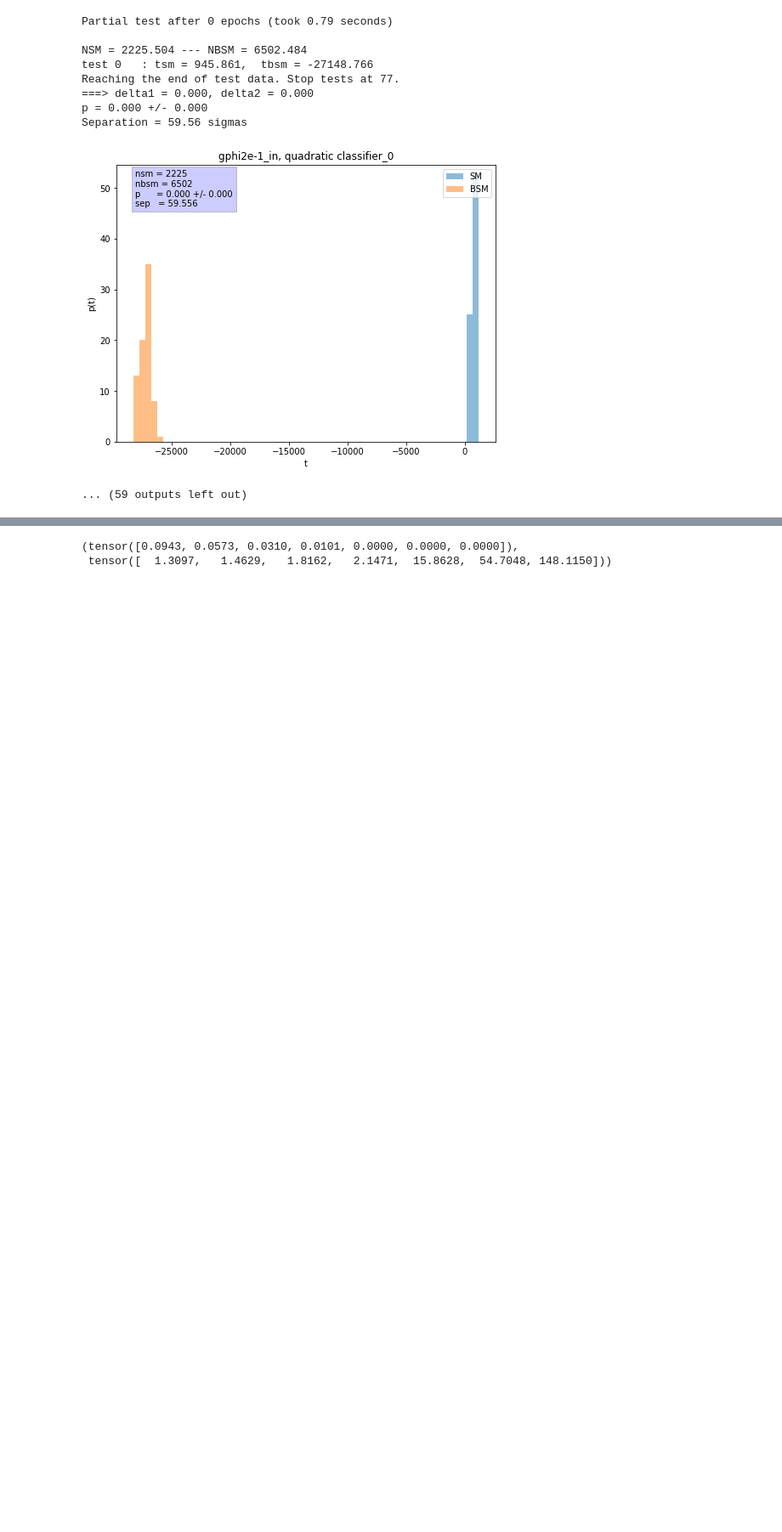
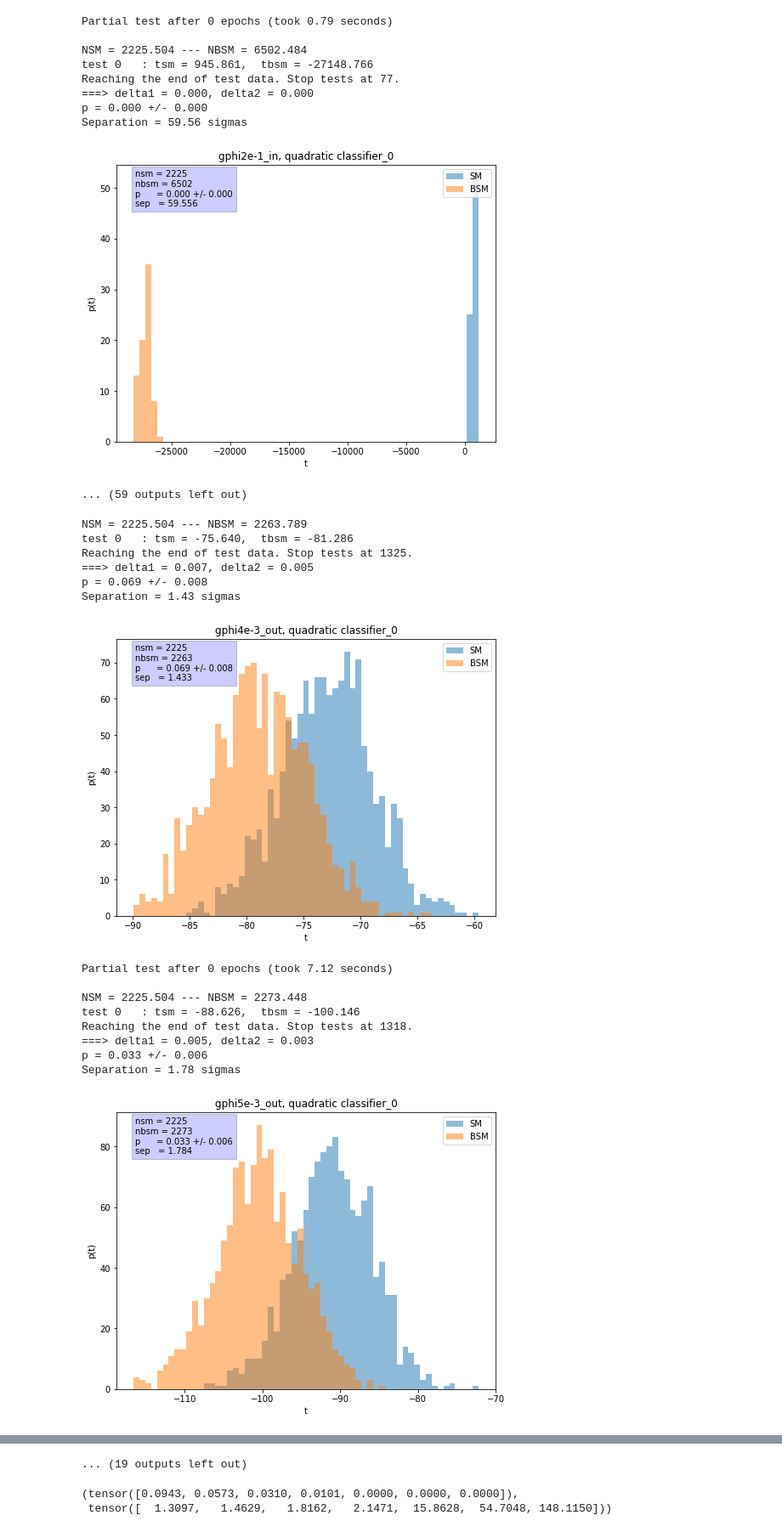
Before and after one commit to johannbrehmer/madminer, a Jupyter notebook: examples/tutorial_particle_physics/TestEstimator-Light.ipynb, the cells around one changed output, grey strips where cells are left out. Shown at 85% size. Drawn from its saved outputs; the diff is of its cells as text; code cells hidden in the pictures; blank space fills up the shorter version.

```diff
--- a/examples/tutorial_particle_physics/TestEstimator-Light.ipynb
+++ b/examples/tutorial_particle_physics/TestEstimator-Light.ipynb
@@ -391,3 +391,36 @@ p = 0.000 +/- 0.000
 Separation = 59.56 sigmas
 [figure]
 ... (59 outputs left out)
+# %%
+gphivals = [0.004, 0.005, 0.006]
+gphival_names = ['4e-3_out', '5e-3_out', '6e-3_out']
+# %%
+total_seps, total_ps = [], []
+for i in range(5):
+    seps, ps = [], []
+    for gphival, gphival_name in zip(gphivals, gphival_names):
+        sep, p = TestEstimator(estimator, gphival, gphival_name, title_message=', quadratic classifier_%d'%i, qc=True)
+        seps.append(sep)
+        ps.append(p)
+    total_seps.append(seps)
+    total_ps.append(ps)
+
+final_sep = torch.Tensor(total_seps).mean(0)
+fianl_p = torch.Tensor(total_ps).mean(0)
+# %% [output]
+NSM = 2225.504 --- NBSM = 2263.789
+test 0   : tsm = -75.640,  tbsm = -81.286
+Reaching the end of test data. Stop tests at 1325.
+===> delta1 = 0.007, delta2 = 0.005
+p = 0.069 +/- 0.008
+Separation = 1.43 sigmas
+[figure, added]
+Partial test after 0 epochs (took 7.12 seconds)
+
+NSM = 2225.504 --- NBSM = 2273.448
+test 0   : tsm = -88.626,  tbsm = -100.146
+Reaching the end of test data. Stop tests at 1318.
+===> delta1 = 0.005, delta2 = 0.003
+p = 0.033 +/- 0.006
+Separation = 1.78 sigmas
+[figure, added]
@@ -394,3 +463,4 @@ Separation = 59.56 sigmas
+... (19 outputs left out)
 # %%
 fianl_p, final_sep
 # %% [output]
```
Also changed, not shown: parts of 2 cells of this notebook, 1 other file.
